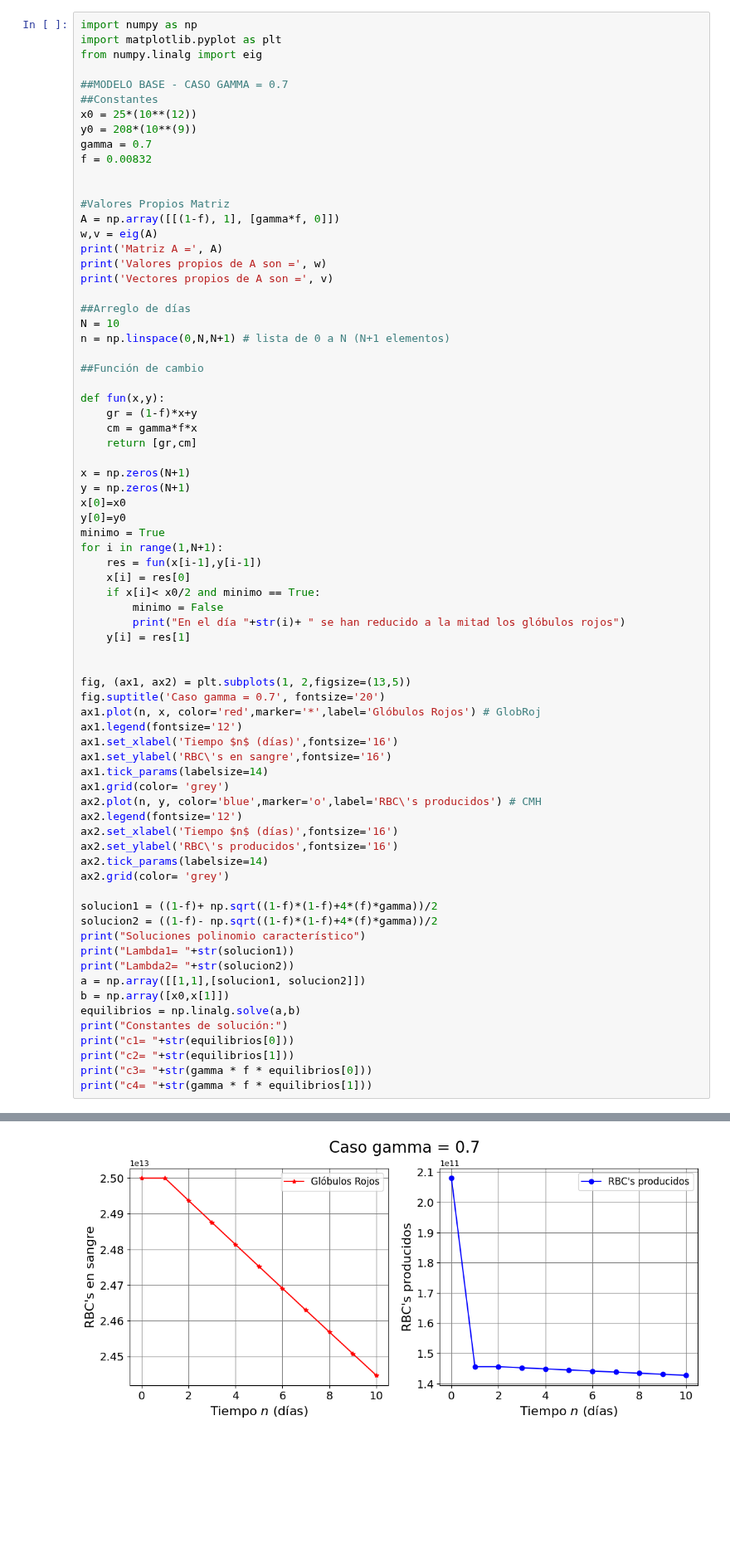
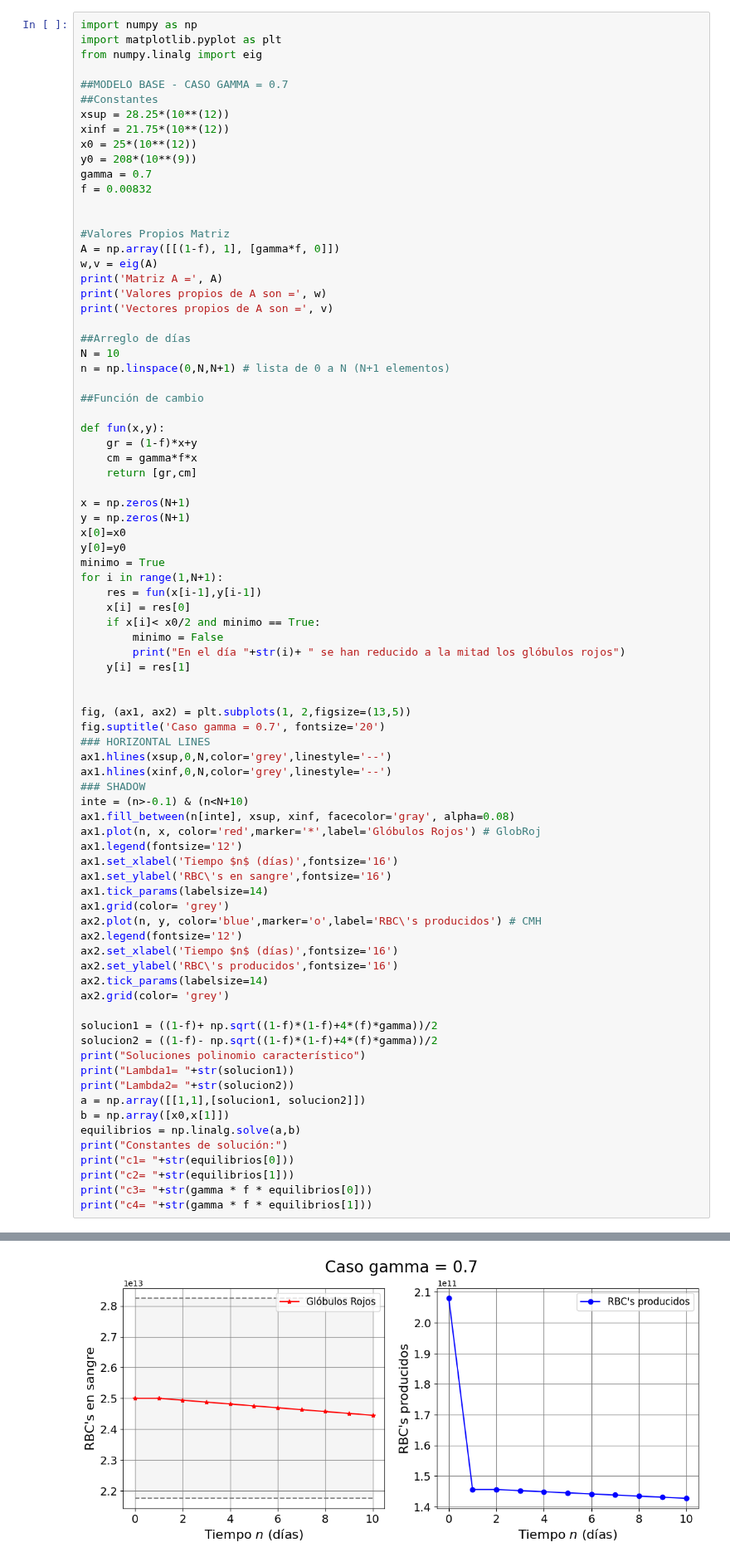
Before and after one commit to MiguelSC01/GraduationProject, a Jupyter notebook: Codigo/Tesis1[20].ipynb, the cells around one changed output, grey strips where cells are left out. Shown at 83% size. Drawn from its saved outputs; the diff is of its cells as text; blank space fills up the shorter version.

```diff
--- a/Codigo/Tesis1[20].ipynb
+++ b/Codigo/Tesis1[20].ipynb
@@ -90,6 +98,8 @@ from numpy.linalg import eig
 
 ##MODELO BASE - CASO GAMMA = 0.7
 ##Constantes
+xsup = 28.25*(10**(12))
+xinf = 21.75*(10**(12))
 x0 = 25*(10**(12))
 y0 = 208*(10**(9))
 gamma = 0.7
@@ -130,6 +140,12 @@ for i in range(1,N+1):
 
 fig, (ax1, ax2) = plt.subplots(1, 2,figsize=(13,5))
 fig.suptitle('Caso gamma = 0.7', fontsize='20')
+### HORIZONTAL LINES
+ax1.hlines(xsup,0,N,color='grey',linestyle='--')
+ax1.hlines(xinf,0,N,color='grey',linestyle='--')
+### SHADOW
+inte = (n>-0.1) & (n<N+10)
+ax1.fill_between(n[inte], xsup, xinf, facecolor='gray', alpha=0.08)
 ax1.plot(n, x, color='red',marker='*',label='Glóbulos Rojos') # GlobRoj
 ax1.legend(fontsize='12')
 ax1.set_xlabel('Tiempo $n$ (días)',fontsize='16')
@@ -143,34 +159,34 @@ ax2.set_ylabel('RBC\'s producidos',fontsize='16')
 ax2.tick_params(labelsize=14)
 ax2.grid(color= 'grey')
 
 solucion1 = ((1-f)+ np.sqrt((1-f)*(1-f)+4*(f)*gamma))/2
 solucion2 = ((1-f)- np.sqrt((1-f)*(1-f)+4*(f)*gamma))/2
 print("Soluciones polinomio característico")
 print("Lambda1= "+str(solucion1))
 print("Lambda2= "+str(solucion2))
 a = np.array([[1,1],[solucion1, solucion2]])
 b = np.array([x0,x[1]])
 equilibrios = np.linalg.solve(a,b)
 print("Constantes de solución:")
 print("c1= "+str(equilibrios[0]))
 print("c2= "+str(equilibrios[1]))
 print("c3= "+str(gamma * f * equilibrios[0]))
 print("c4= "+str(gamma * f * equilibrios[1]))
 # %% [output]
 Matriz A = [[0.99168  1.      ]
  [0.005824 0.      ]]
 Valores propios de A son = [ 0.99751849 -0.00583849]
 Vectores propios de A son = [[ 0.99998296 -0.70798467]
  [ 0.00583839  0.7062278 ]]
 Soluciones polinomio característico
 Lambda1= 0.9975184882771035
 Lambda2= -0.005838488277103593
 Constantes de solución:
 c1= 25061830230438.49
 c2= -61830230438.48693
 c3= 145960099262.07373
 c4= -360099262.0737478
-[figure, old version]
+[figure, new version]
 # %%
 import numpy as np
 import matplotlib.pyplot as plt
```
Also changed, not shown: parts of 7 cells of this notebook, 19 other files.
